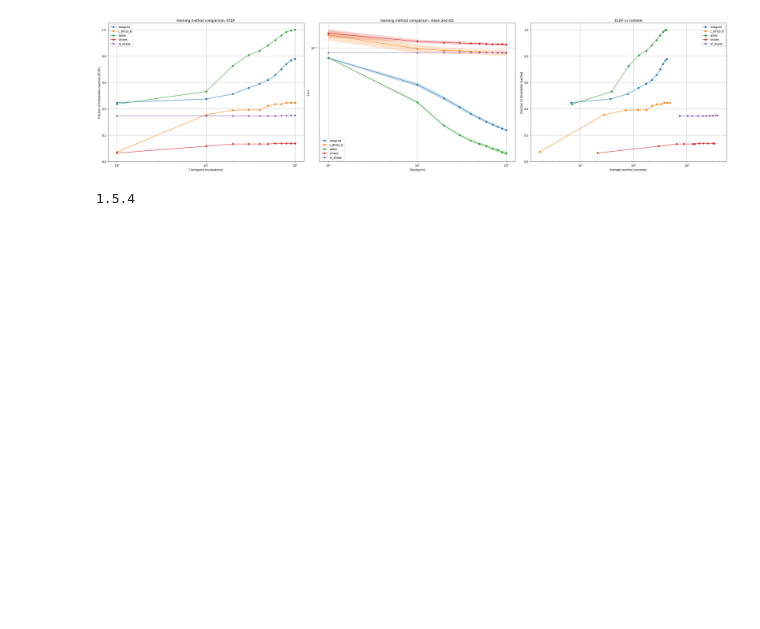
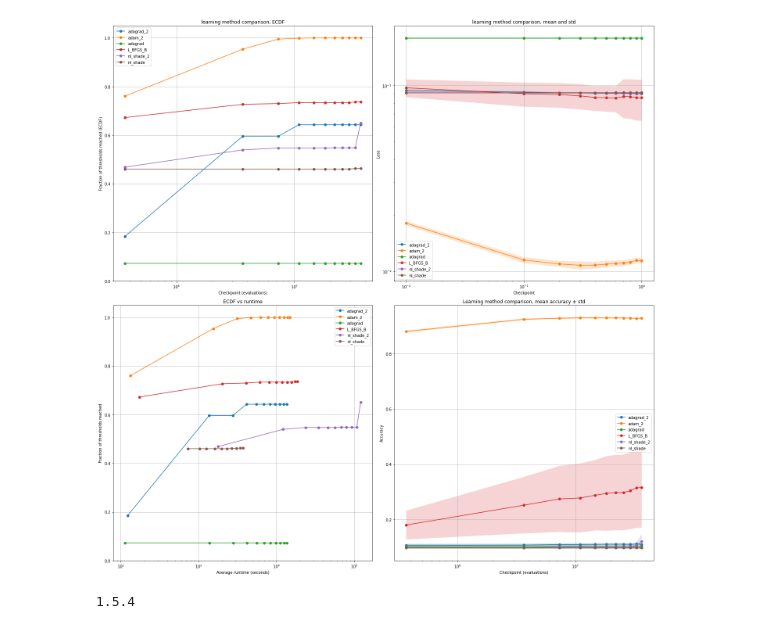
Before and after one commit to brzoza6538/stochastic-gradient-vs-global-methods, a Jupyter notebook: networks_mnist/net_comparison.ipynb, the cells around one changed output. Drawn from its saved outputs; the diff is of its cells as text; code cells hidden in the pictures; blank space fills up the shorter version.

Commit message:
using moving batches in net global solutions

```diff
--- a/networks_mnist/net_comparison.ipynb
+++ b/networks_mnist/net_comparison.ipynb
@@ -20,11 +20,15 @@ def scale(x):
     return x_scaled
 # %%
 logs = [
+    { "name" : "adagrad_2", "path": "./Adagrad/ada_aclosstim_tanh_updt_2_logs/ada_aclosstim_tanh_updt_2_records.csv", "run_path": "./Adagrad/ada_aclosstim_tanh_updt_2_logs/ada_aclosstim_tanh_updt_2_run_records.csv"},
+    { "name" : "adam_2", "path": "./Adam/adam_aclosstim_tanh_updt_2_logs/adam_aclosstim_tanh_updt_2_records.csv", "run_path": "./Adam/adam_aclosstim_tanh_updt_2_logs/adam_aclosstim_tanh_updt_2_run_records.csv"},
+
     { "name" : "adagrad", "path": "./Adagrad/ada_aclosstim_tanh_updt_logs/ada_aclosstim_tanh_updt_records.csv", "run_path": "./Adagrad/ada_aclosstim_tanh_updt_logs/ada_aclosstim_tanh_updt_run_records.csv"},
     { "name" : "L_BFGS_B", "path": "./BFGS/bfgs_aclosstim_tanh_updt_logs/bfgs_aclosstim_tanh_updt_records.csv", "run_path": "./BFGS/bfgs_aclosstim_tanh_updt_logs/bfgs_aclosstim_tanh_updt_run_records.csv"},
     { "name" : "adam", "path": "./Adam/adam_aclosstim_tanh_updt_logs/adam_aclosstim_tanh_updt_records.csv", "run_path": "./Adam/adam_aclosstim_tanh_updt_logs/adam_aclosstim_tanh_updt_run_records.csv"},
     { "name" : "cmaes", "path": "./CMAES/cmaes_aclosstim_tanh_updt_logs/cmaes_aclosstim_tanh_updt_records.csv", "run_path": "./CMAES/cmaes_aclosstim_tanh_updt_logs/cmaes_aclosstim_tanh_updt_run_records.csv"},
     { "name" : "nl_shade", "path": "./NLShade/nl_aclosstim_tanh_updt_logs/nl_aclosstim_tanh_updt_records.csv", "run_path": "./NLShade/nl_aclosstim_tanh_updt_logs/nl_aclosstim_tanh_updt_run_records.csv"},
+    { "name" : "nl_shade_2", "path": "./NLShade/nl_aclosstim_tanh_updt_logs_2/nl_aclosstim_tanh_updt_records.csv", "run_path": "./NLShade/nl_aclosstim_tanh_updt_logs_2/nl_aclosstim_tanh_updt_run_records.csv"},
 
 ]
 # %%
@@ -39,7 +43,8 @@ def get_records(path):
             reader = csv.DictReader(file)
             for row in reader:
                 help = row["error"].strip("()[]").split(",")
-                row["error"] = help[1] # HERE 0=(1-accuracy) 1=loss
+                row["acc"] = (1-float(help[0]))
+                row["error"] = help[1]
                 row["time"] = help[2]
                 converted_row = {
                     key: (float(value) if key != 'algorithm' else value)
@@ -369,16 +444,19 @@ def compare(logs):
 # %%
 to_compare = []
 
 # indxs = [3, 4, 5, 6, ]
 # indxs = [10, 11, 12]
-indxs = [0, 1, 2, 3, 4]
+indxs = [0, 1, 2, 3, -1, -2]
+globals.def_clamps = [-2, 2]
+globals.original_clamps = [-2, 2]
+
 
 for i in indxs:
     to_compare.append(logs[i])
 
 compare(to_compare)
 # %% [output]
-[figure, old version]
+[figure, new version]
 # %%
 import scipy
 print(scipy.__version__)
```
Also changed, not shown: parts of 1 cell of this notebook, 17 other files.
